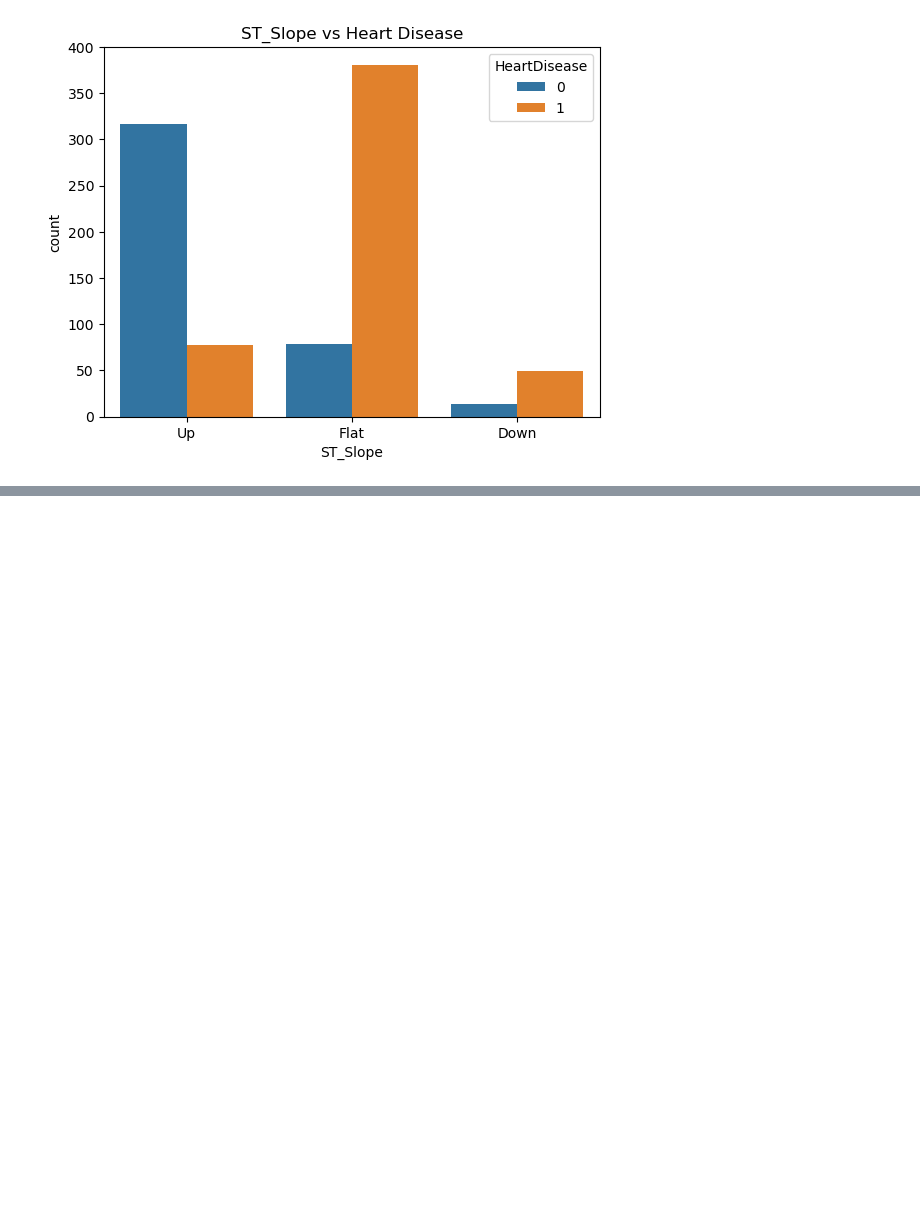
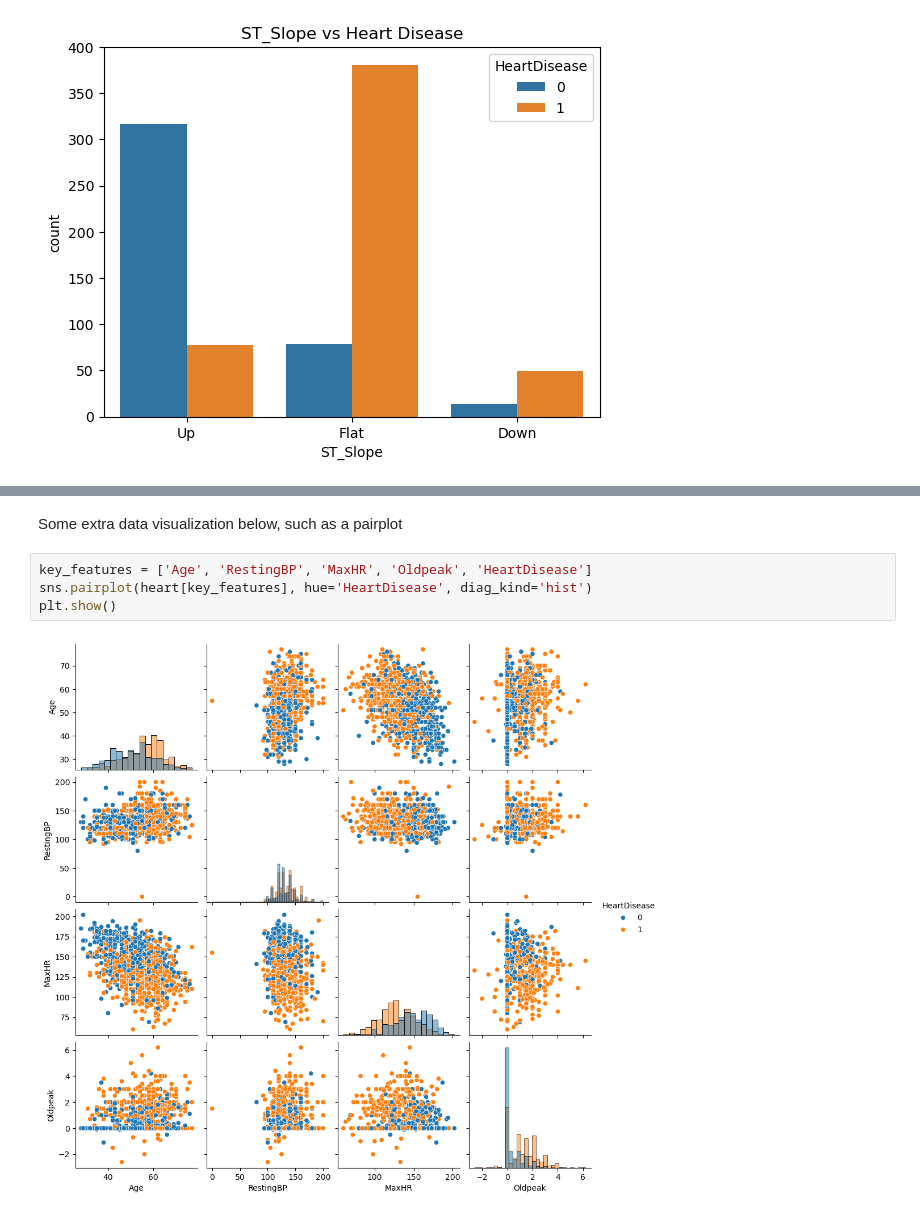
Before and after one commit to antararaj/Heart-Failure, a Jupyter notebook: Heart-Failure.ipynb, the cells around one changed output, grey strips where cells are left out. Drawn from its saved outputs; the diff is of its cells as text; blank space fills up the shorter version.

```diff
--- a/Heart-Failure.ipynb
+++ b/Heart-Failure.ipynb
@@ -150,0 +177,8 @@ for col in categorical_cols:
+# %% [markdown]
+Some extra data visualization below, such as a pairplot
+# %%
+key_features = ['Age', 'RestingBP', 'MaxHR', 'Oldpeak', 'HeartDisease']
+sns.pairplot(heart[key_features], hue='HeartDisease', diag_kind='hist')
+plt.show()
+# %% [output]
+[figure, added]
```
Also changed, not shown: parts of 8 cells of this notebook.
